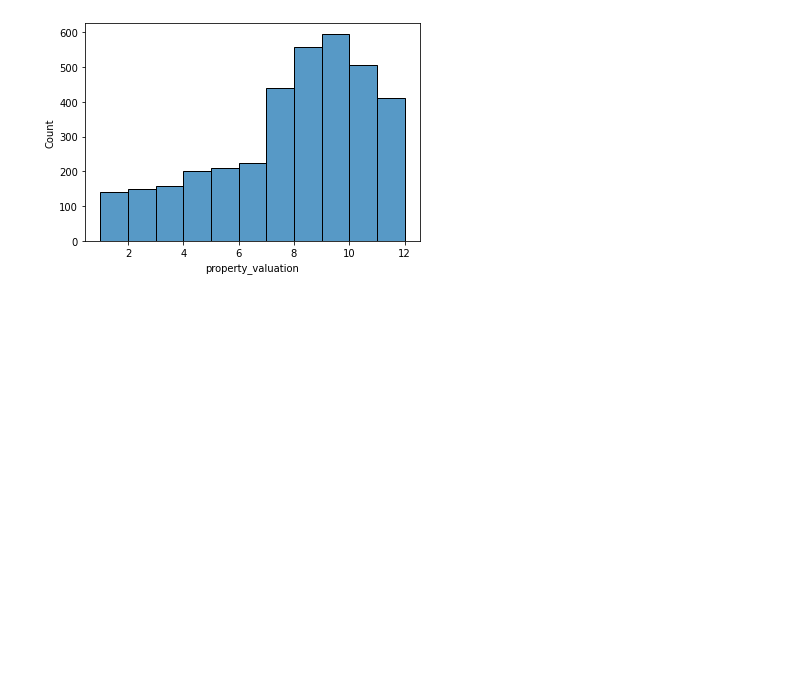
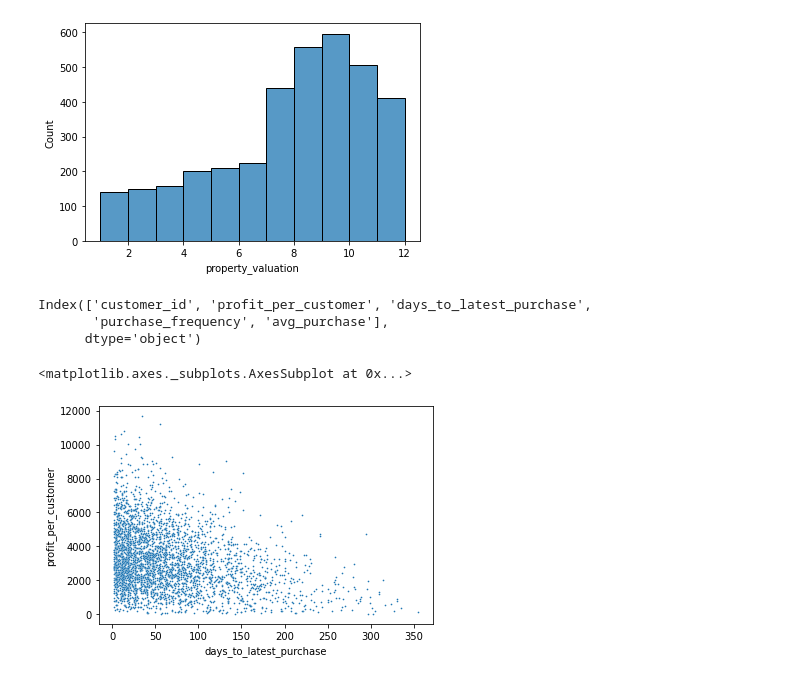
Before and after one commit to nug1209/Virtual_Experience_KPMG_Data_Analytics, a Jupyter notebook: KPMG_Virtual_Experience_2_Nugroho_Budianggoro.ipynb, the cells around one changed output. Saved outputs shown, nothing was run; the diff lists cells and outputs as text; code cells hidden in the pictures; blank space fills up the shorter version.

```diff
--- a/KPMG_Virtual_Experience_2_Nugroho_Budianggoro.ipynb
+++ b/KPMG_Virtual_Experience_2_Nugroho_Budianggoro.ipynb
@@ -413,3 +424,14 @@ sns.histplot(data=df_cst, x="property_valuation", binwidth=1)
 # %% [output]
 <matplotlib.axes._subplots.AxesSubplot at 0x...>
 [figure]
+# %%
+df_rfm.columns
+# %% [output]
+Index(['customer_id', 'profit_per_customer', 'days_to_latest_purchase',
+       'purchase_frequency', 'avg_purchase'],
+      dtype='object')
+# %%
+sns.scatterplot(data=df_rfm, y='profit_per_customer', x="days_to_latest_purchase", s=3)
+# %% [output]
+<matplotlib.axes._subplots.AxesSubplot at 0x...>
+[figure, added]
```
Also changed, not shown: parts of 13 cells of this notebook.
